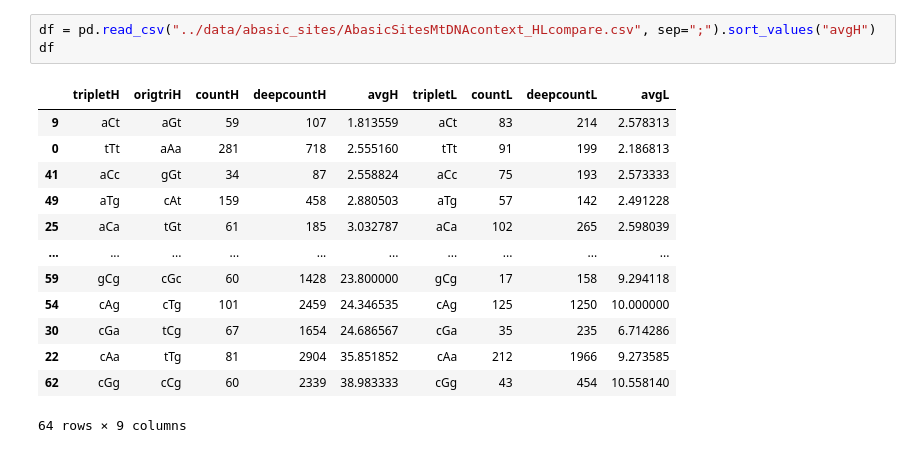
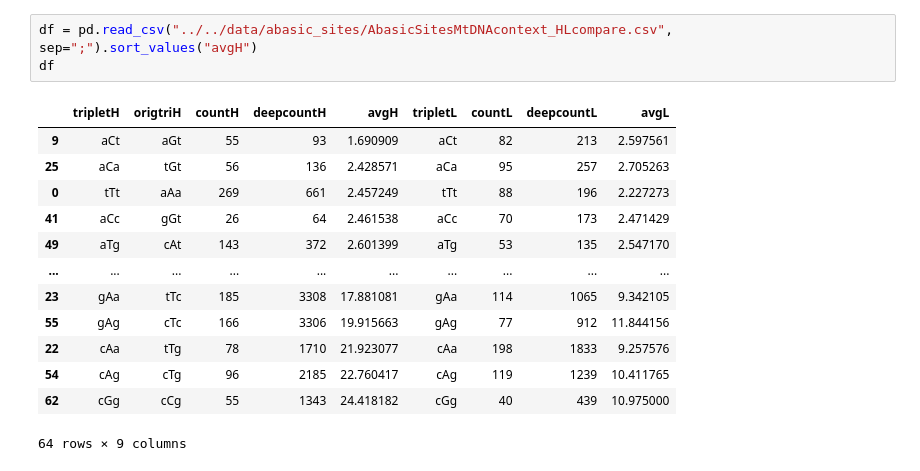
Before and after one commit to mitoclub/mtdna-192component-mutspec-chordata, a Jupyter notebook: scripts/abasic_sites/AbasicSites_seq_logo.ipynb, the cells around one changed output. Cells and saved outputs as stored; diff of their text form.

```diff
--- a/scripts/abasic_sites/AbasicSites_seq_logo.ipynb
+++ b/scripts/abasic_sites/AbasicSites_seq_logo.ipynb
@@ -16,19 +18,19 @@ warnings.filterwarnings("ignore")
 # %%
-df = pd.read_csv("../data/abasic_sites/AbasicSitesMtDNAcontext_HLcompare.csv", sep=";").sort_values("avgH")
+df = pd.read_csv("../../data/abasic_sites/AbasicSitesMtDNAcontext_HLcompare.csv", sep=";").sort_values("avgH")
 df
 # %% [output]
 |  | tripletH | origtriH | countH | deepcountH | avgH | tripletL | countL | deepcountL | avgL |
-| 9 | aCt | aGt | 59 | 107 | 1.813559 | aCt | 83 | 214 | 2.578313 |
-| 0 | tTt | aAa | 281 | 718 | 2.555160 | tTt | 91 | 199 | 2.186813 |
-| 41 | aCc | gGt | 34 | 87 | 2.558824 | aCc | 75 | 193 | 2.573333 |
-| 49 | aTg | cAt | 159 | 458 | 2.880503 | aTg | 57 | 142 | 2.491228 |
-| 25 | aCa | tGt | 61 | 185 | 3.032787 | aCa | 102 | 265 | 2.598039 |
+| 9 | aCt | aGt | 55 | 93 | 1.690909 | aCt | 82 | 213 | 2.597561 |
+| 25 | aCa | tGt | 56 | 136 | 2.428571 | aCa | 95 | 257 | 2.705263 |
+| 0 | tTt | aAa | 269 | 661 | 2.457249 | tTt | 88 | 196 | 2.227273 |
+| 41 | aCc | gGt | 26 | 64 | 2.461538 | aCc | 70 | 173 | 2.471429 |
+| 49 | aTg | cAt | 143 | 372 | 2.601399 | aTg | 53 | 135 | 2.547170 |
 | ... | ... | ... | ... | ... | ... | ... | ... | ... | ... |
-| 59 | gCg | cGc | 60 | 1428 | 23.800000 | gCg | 17 | 158 | 9.294118 |
-| 54 | cAg | cTg | 101 | 2459 | 24.346535 | cAg | 125 | 1250 | 10.000000 |
-| 30 | cGa | tCg | 67 | 1654 | 24.686567 | cGa | 35 | 235 | 6.714286 |
-| 22 | cAa | tTg | 81 | 2904 | 35.851852 | cAa | 212 | 1966 | 9.273585 |
-| 62 | cGg | cCg | 60 | 2339 | 38.983333 | cGg | 43 | 454 | 10.558140 |
+| 23 | gAa | tTc | 185 | 3308 | 17.881081 | gAa | 114 | 1065 | 9.342105 |
+| 55 | gAg | cTc | 166 | 3306 | 19.915663 | gAg | 77 | 912 | 11.844156 |
+| 22 | cAa | tTg | 78 | 1710 | 21.923077 | cAa | 198 | 1833 | 9.257576 |
+| 54 | cAg | cTg | 96 | 2185 | 22.760417 | cAg | 119 | 1239 | 10.411765 |
+| 62 | cGg | cCg | 55 | 1343 | 24.418182 | cGg | 40 | 439 | 10.975000 |
 64 rows × 9 columns
 # %%
 df_h = df[["origtriH", "avgH"]]
```
Also changed, not shown: parts of 7 cells of this notebook, 8 other files.
